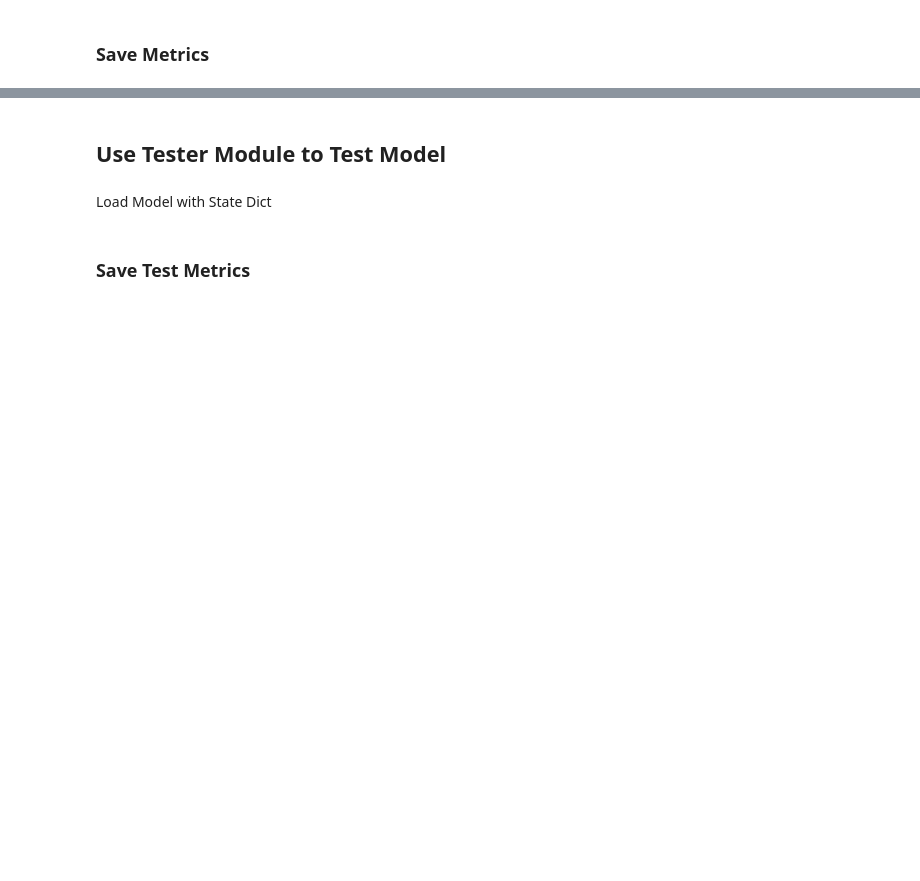
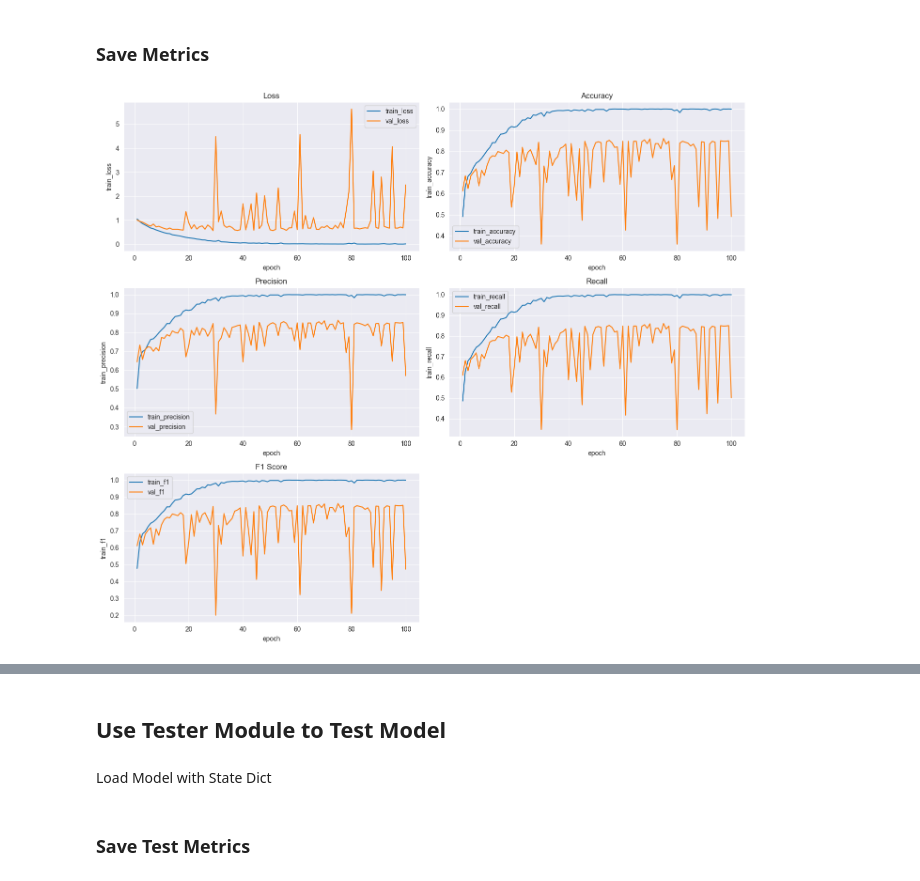
Before and after one commit to tikadatta2005/efficient-surveillance-threat-recognition, a Jupyter notebook: experiments/experiment3.ipynb, the cells around one changed output, grey strips where cells are left out. Drawn from its saved outputs; the diff is of its cells as text; code cells hidden in the pictures; blank space fills up the shorter version.

Commit message:
update/ Experiment 3 completed and documented

```diff
--- a/experiments/experiment3.ipynb
+++ b/experiments/experiment3.ipynb
@@ -128,9 +141,9 @@ model = model.add(
     # Flatten
     nn.Flatten(),
 
-    nn.Linear(out_channels * size * size, out_channels),
+    nn.Linear(in_channels * size * size, in_channels),
     nn.ReLU(),
-    nn.Linear(out_channels, 128),
+    nn.Linear(in_channels, 128),
     nn.ReLU(),
     nn.Linear(128, 3)
 
@@ -159,7 +183,9 @@ history = trainer.fit(100)
 ### Save Metrics
 # %%
 df = plot_training_metrics(history)
-df.to_csv("../documentations/resources/experiment3/tables/training_metrics.csv", index=False)
+df.to_csv("../experiments/resources/experiment3/tables/training_metrics.csv", index=False)
+# %% [output]
+[figure, added]
 # %%
 filtered_df = df[
     (df["val_accuracy"] >= 0.8) &
```
Also changed, not shown: parts of 9 cells of this notebook, 15 other files.
